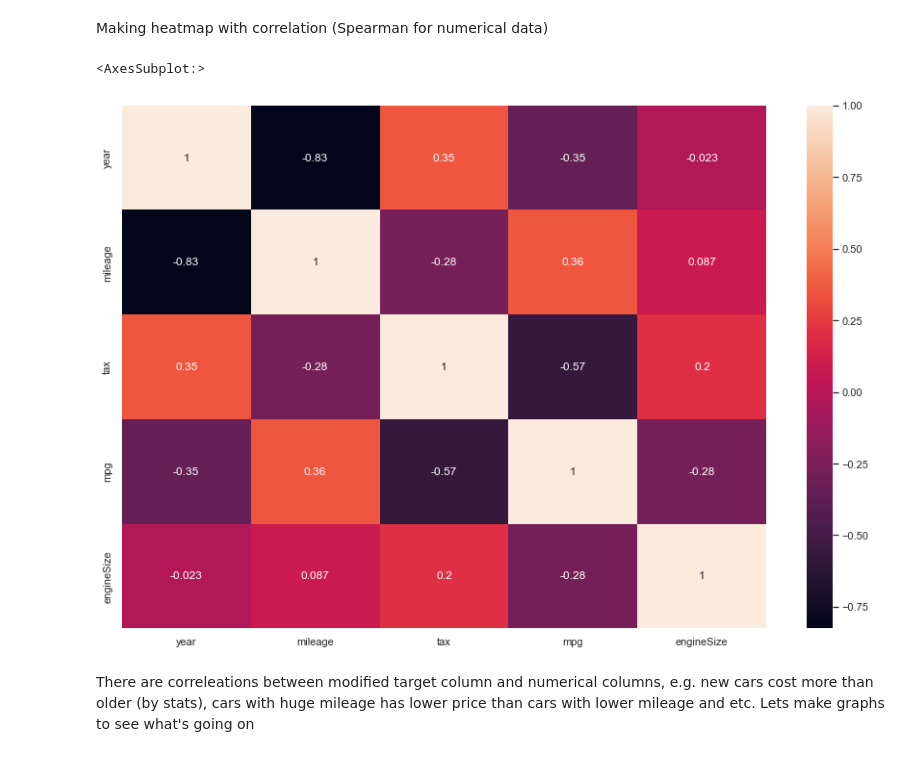
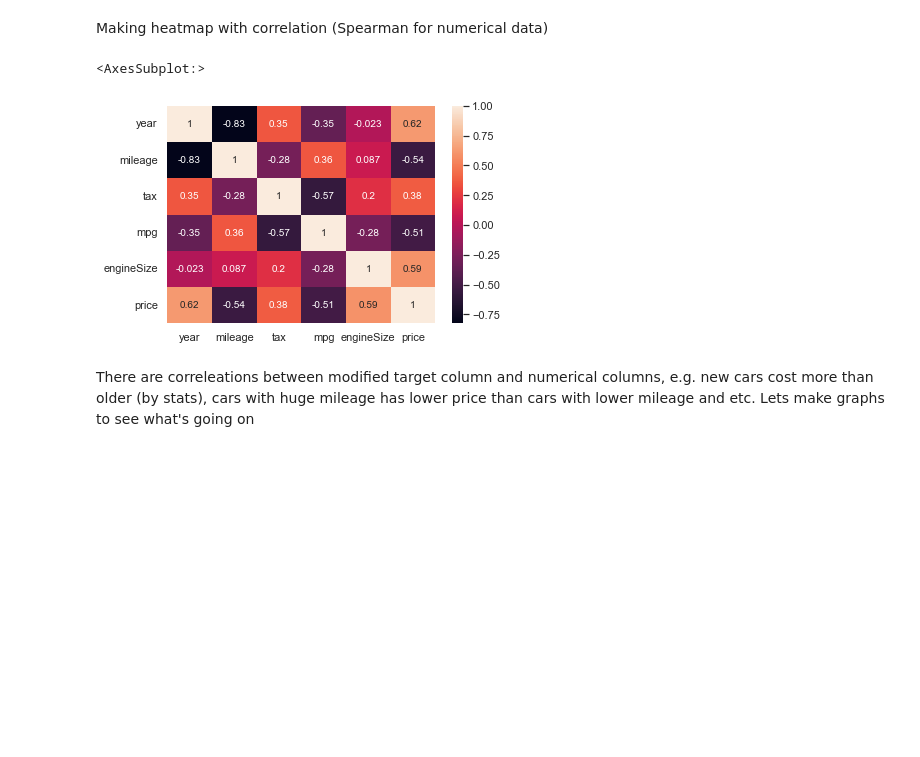
Before and after one commit to unknowngfonovich/car_price_prediction, a Jupyter notebook: research/processing_lesson.ipynb, the cells around one changed output. Drawn from its saved outputs; the diff is of its cells as text; code cells hidden in the pictures; blank space fills up the shorter version.

```diff
--- a/research/processing_lesson.ipynb
+++ b/research/processing_lesson.ipynb
@@ -77,8 +77,8 @@ def del_ouliers(data: pd.DataFrame, feature: str, up_bord: float, down_bord: flo
 # %% [markdown]
 #### Import train and prediction datasets (data with target, data to predict)
 # %%
-data = pd.concat([pd.read_csv('linreg_train.csv', index_col=0), pd.read_csv('linreg_y_train.csv', index_col=0)], axis=1)
-to_predict = pd.read_csv('linreg_test.csv', index_col=0)
+data = pd.concat([pd.read_csv('./data/linreg_train.csv', index_col=0), pd.read_csv('./data/linreg_y_train.csv', index_col=0)], axis=1)
+to_predict = pd.read_csv('./data/linreg_test.csv', index_col=0)
 # %% [markdown]
 #### Making EDA!
 # %% [markdown]
@@ -154,10 +154,10 @@ categor_cal = data.select_dtypes(include=['object']).columns.values
 # %% [markdown]
 Making heatmap with correlation (Spearman for numerical data)
 # %%
-sns.heatmap(data[numerical].corr(method='spearman'), annot=True)
+sns.heatmap(data[np.append(numerical, 'price')].corr(method='spearman'), annot=True)
 # %% [output]
 <AxesSubplot:>
-[figure, old version]
+[figure, new version]
 # %% [markdown]
 There are correleations between modified target column and numerical columns, e.g. new cars cost more than older (by stats), cars with huge mileage has lower price than cars with lower mileage and etc. Lets make graphs to see what's going on
 # %% [markdown]
```
Also changed, not shown: parts of 33 cells of this notebook, 6 other files.
